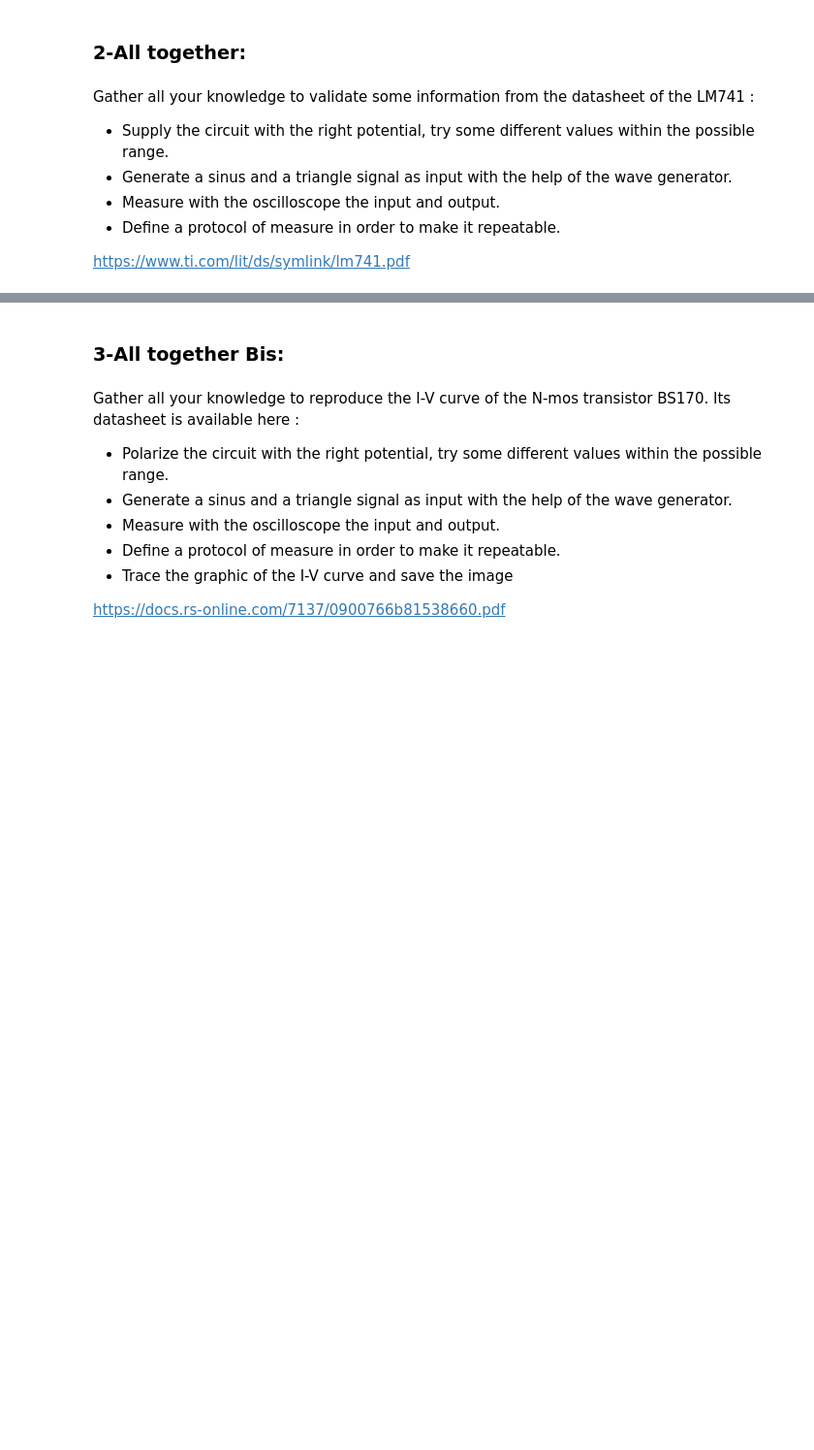
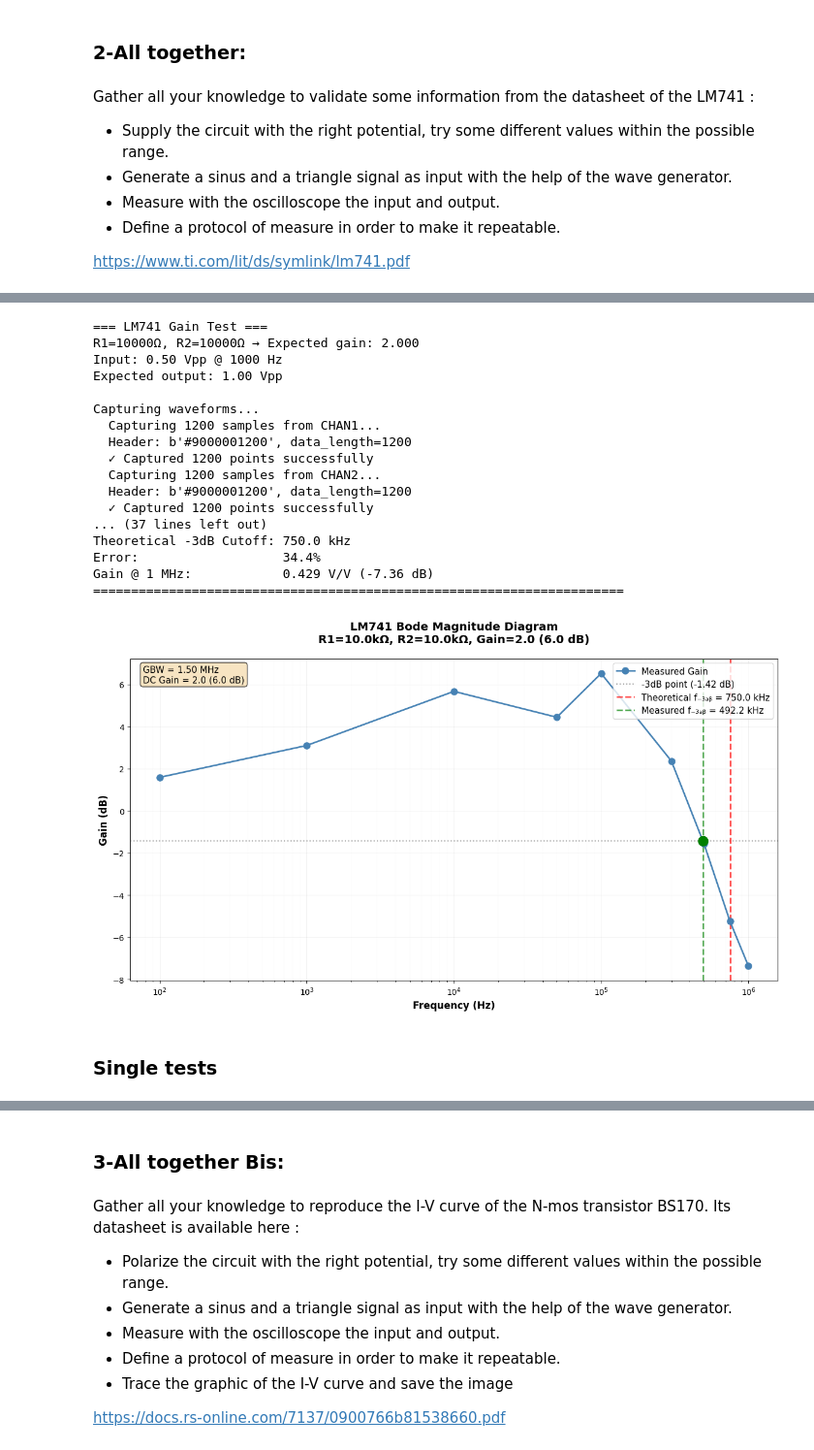
Before and after one commit to Muten-Roshi-Sama/Hardware_Processing_Lab_Oscillo-Waveform_Generators, a Jupyter notebook: RIGOL_data_acquisition.ipynb, the cells around one changed output, grey strips where cells are left out. Shown at 97% size. Saved outputs shown, nothing was run; the diff lists cells and outputs as text; code cells hidden in the pictures; blank space fills up the shorter version.

Commit message:
Bode Diagram.

```diff
--- a/RIGOL_data_acquisition.ipynb
+++ b/RIGOL_data_acquisition.ipynb
@@ -568,7 +568,7 @@ import numpy as np
 import matplotlib.pyplot as plt
 import time
 
-def capture_waveform(osc, channel='CHAN1'):
+def capture_waveform(osc, channel='CHAN1', verbose=True):
     """Capture waveform using proper IEEE block format (WORKING VERSION)"""
 
     # Configure oscilloscope
@@ -590,7 +590,8 @@ def capture_waveform(osc, channel='CHAN1'):
     y_origin = float(preamble_values[8])       # Zero voltage
     y_reference = int(preamble_values[9])      # Center byte value (usually 127)
 
-    print(f"  Capturing {points} samples from {channel}...")
+    if verbose:
+        print(f"  Capturing {points} samples from {channel}...")
 
     # CRITICAL: Write the query command FIRST
     osc.write(':WAV:DATA?')
@@ -613,7 +614,7 @@ def capture_waveform(osc, channel='CHAN1'):
         data_length_str = header[2:2+num_digits].decode('utf-8')
         data_length = int(data_length_str)
 
-        print(f"  Header: {header}, data_length={data_length}")
+        if verbose: print(f"  Header: {header}, data_length={data_length}")
 
         # Now read the actual sample bytes
         raw_bytes = osc.inst.read_raw(data_length)
@@ -635,7 +636,7 @@ def capture_waveform(osc, channel='CHAN1'):
             'y_reference': y_reference
         }
 
-        print(f"  ✓ Captured {len(y_data)} points successfully")
+        if verbose: print(f"  ✓ Captured {len(y_data)} points successfully")
         return time_axis, y_data, preamble_dict
 
     finally:
@@ -1435,0 +1603,38 @@ NameError: name 'wave' is not defined
+# %%
+
+# High Gain = 1 + 10/1 = 11
+r1 = 1000  # 1kΩ
+r2 = 10000   # 10kΩ
+
+
+# Check gain
+check_gain(R1 = r1, R2 = r2, V_in_pp = 0.5, freq=1000, verbose=True, plot=False)  # Gain = 2
+
+freqs = [100, 1e3, 10e3, 50e3, 100e3, 300e3, 500e3, 750e3, 1e6]
+
+bode_data = bode_diagram(
+    R1=r1,
+    R2=r2,
+    V_in_pp=0.5,
+    frequencies=freqs,
+    GBW=1.5e6
+)
+# %% [output]
+=== LM741 Gain Test ===
+R1=10000Ω, R2=10000Ω → Expected gain: 2.000
+Input: 0.50 Vpp @ 1000 Hz
+Expected output: 1.00 Vpp
+
+Capturing waveforms...
+  Capturing 1200 samples from CHAN1...
+  Header: b'#9000001200', data_length=1200
+  ✓ Captured 1200 points successfully
+  Capturing 1200 samples from CHAN2...
+  Header: b'#9000001200', data_length=1200
+  ✓ Captured 1200 points successfully
+... (37 lines left out)
+Theoretical -3dB Cutoff: 750.0 kHz
+Error:                   34.4%
+Gain @ 1 MHz:            0.429 V/V (-7.36 dB)
+======================================================================
+[figure, added]
@@ -1435,0 +1659,2 @@ NameError: name 'wave' is not defined
+# %% [markdown]
+### Single tests
```
Also changed, not shown: parts of 7 cells of this notebook.
